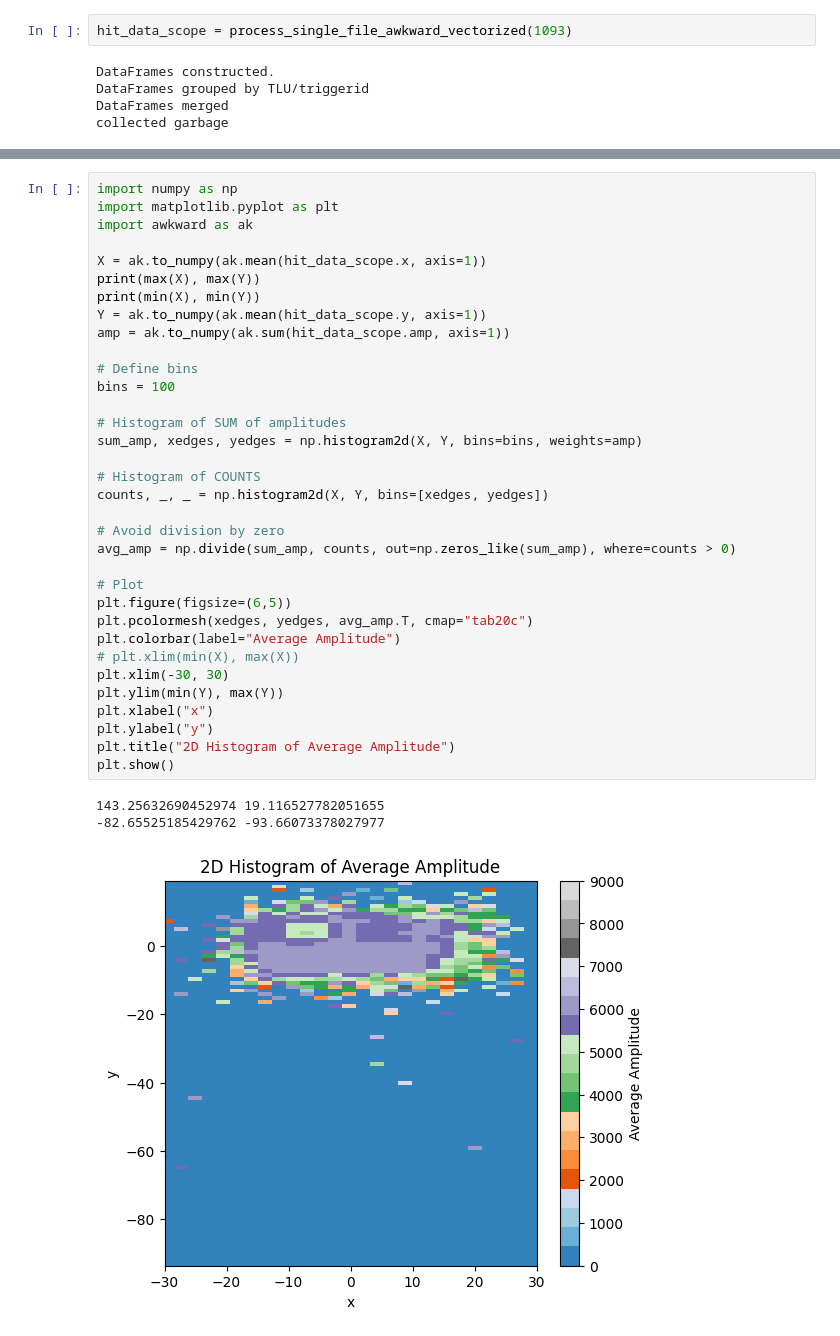
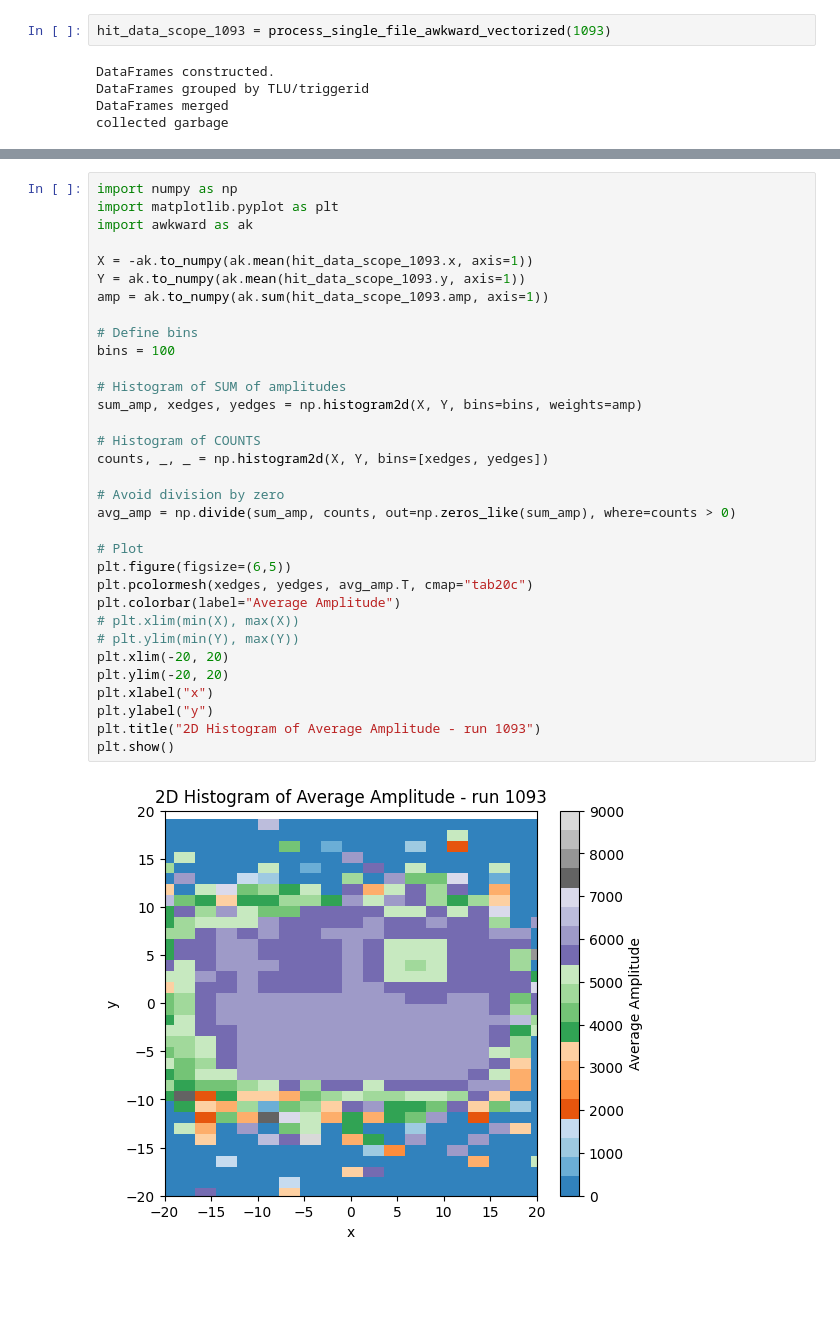
Before and after one commit to Ben-David-Ben/F-Cal-TB-Project, a Jupyter notebook: TB2025_Gap.ipynb, the cells around one changed output, grey strips where cells are left out. Drawn from its saved outputs; the diff is of its cells as text; blank space fills up the shorter version.

```diff
--- a/TB2025_Gap.ipynb
+++ b/TB2025_Gap.ipynb
@@ -156,7 +164,7 @@ def process_single_file_awkward_vectorized(run_number):
 
     return events_awk
 # %%
-hit_data_scope = process_single_file_awkward_vectorized(1093)
+hit_data_scope_1093 = process_single_file_awkward_vectorized(1093)
 # %% [output]
 DataFrames constructed.
 DataFrames grouped by TLU/triggerid
@@ -227,38 +242,35 @@ plt.show()
 # %%
 import numpy as np
 import matplotlib.pyplot as plt
 import awkward as ak
 
-X = ak.to_numpy(ak.mean(hit_data_scope.x, axis=1))
-print(max(X), max(Y))
-print(min(X), min(Y))
-Y = ak.to_numpy(ak.mean(hit_data_scope.y, axis=1))
-amp = ak.to_numpy(ak.sum(hit_data_scope.amp, axis=1))
+X = -ak.to_numpy(ak.mean(hit_data_scope_1093.x, axis=1))
+Y = ak.to_numpy(ak.mean(hit_data_scope_1093.y, axis=1))
+amp = ak.to_numpy(ak.sum(hit_data_scope_1093.amp, axis=1))
 
 # Define bins
 bins = 100
 
 # Histogram of SUM of amplitudes
 sum_amp, xedges, yedges = np.histogram2d(X, Y, bins=bins, weights=amp)
 
 # Histogram of COUNTS
 counts, _, _ = np.histogram2d(X, Y, bins=[xedges, yedges])
 
 # Avoid division by zero
 avg_amp = np.divide(sum_amp, counts, out=np.zeros_like(sum_amp), where=counts > 0)
 
 # Plot
 plt.figure(figsize=(6,5))
 plt.pcolormesh(xedges, yedges, avg_amp.T, cmap="tab20c")
 plt.colorbar(label="Average Amplitude")
 # plt.xlim(min(X), max(X))
-plt.xlim(-30, 30)
-plt.ylim(min(Y), max(Y))
+# plt.ylim(min(Y), max(Y))
+plt.xlim(-20, 20)
+plt.ylim(-20, 20)
 plt.xlabel("x")
 plt.ylabel("y")
-plt.title("2D Histogram of Average Amplitude")
+plt.title("2D Histogram of Average Amplitude - run 1093")
 plt.show()
 # %% [output]
-143.25632690452974 19.116527782051655
--82.65525185429762 -93.66073378027977
-[figure, old version]
+[figure, new version]
```
Also changed, not shown: parts of 15 cells of this notebook, 4 other files.
